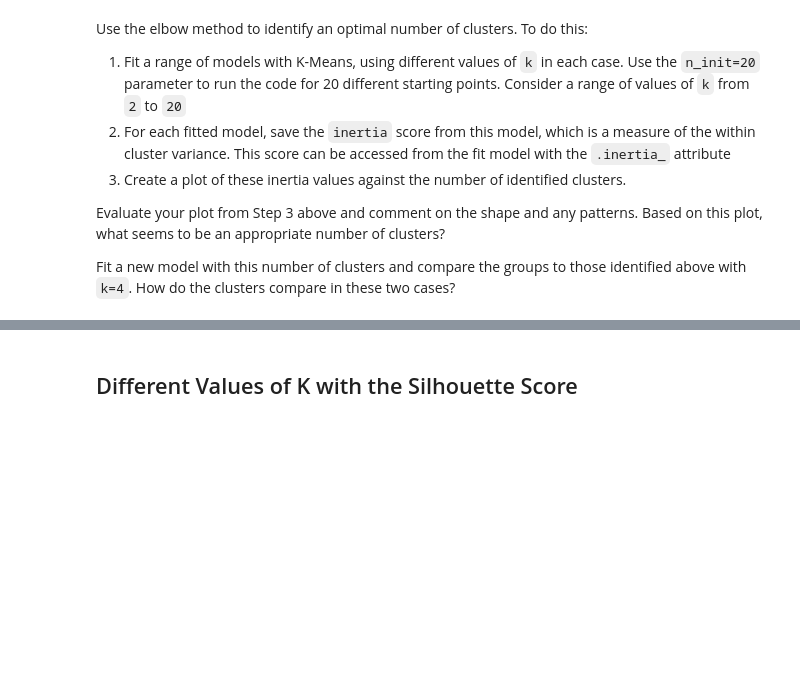
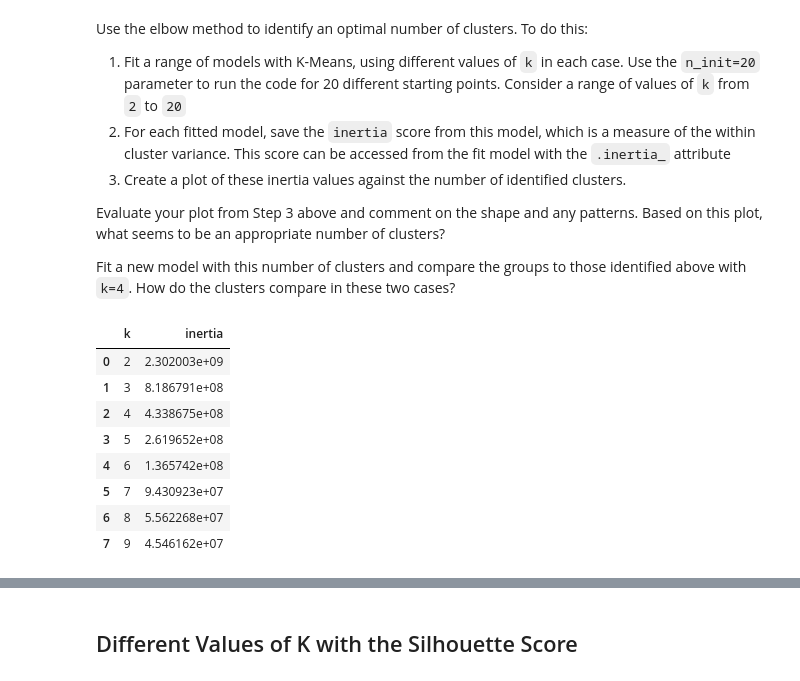
Before and after one commit to MuhammadSaadSiddiqi/PP422_ProblemSets, a Jupyter notebook: Problem Set 5/PP422 Problem Set 13.ipynb, the cells around one changed output, grey strips where cells are left out. Cells and saved outputs as stored; diff of their text form; code cells hidden in the pictures; blank space fills up the shorter version.

```diff
--- a/Problem Set 5/PP422 Problem Set 13.ipynb
+++ b/Problem Set 5/PP422 Problem Set 13.ipynb
@@ -206,0 +249,18 @@ Fit a new model with this number of clusters and compare the groups to those ide
+# %%
+inertias = pd.DataFrame(
+    {
+        'k': k_range,
+        'inertia': oecd_interia
+    }
+)
+inertias
+# %% [output]
+|  | k | inertia |
+| 0 | 2 | 2.302003e+09 |
+| 1 | 3 | 8.186791e+08 |
+| 2 | 4 | 4.338675e+08 |
+| 3 | 5 | 2.619652e+08 |
+| 4 | 6 | 1.365742e+08 |
+| 5 | 7 | 9.430923e+07 |
+| 6 | 8 | 5.562268e+07 |
+| 7 | 9 | 4.546162e+07 |
```
Also changed, not shown: parts of 19 cells of this notebook.
